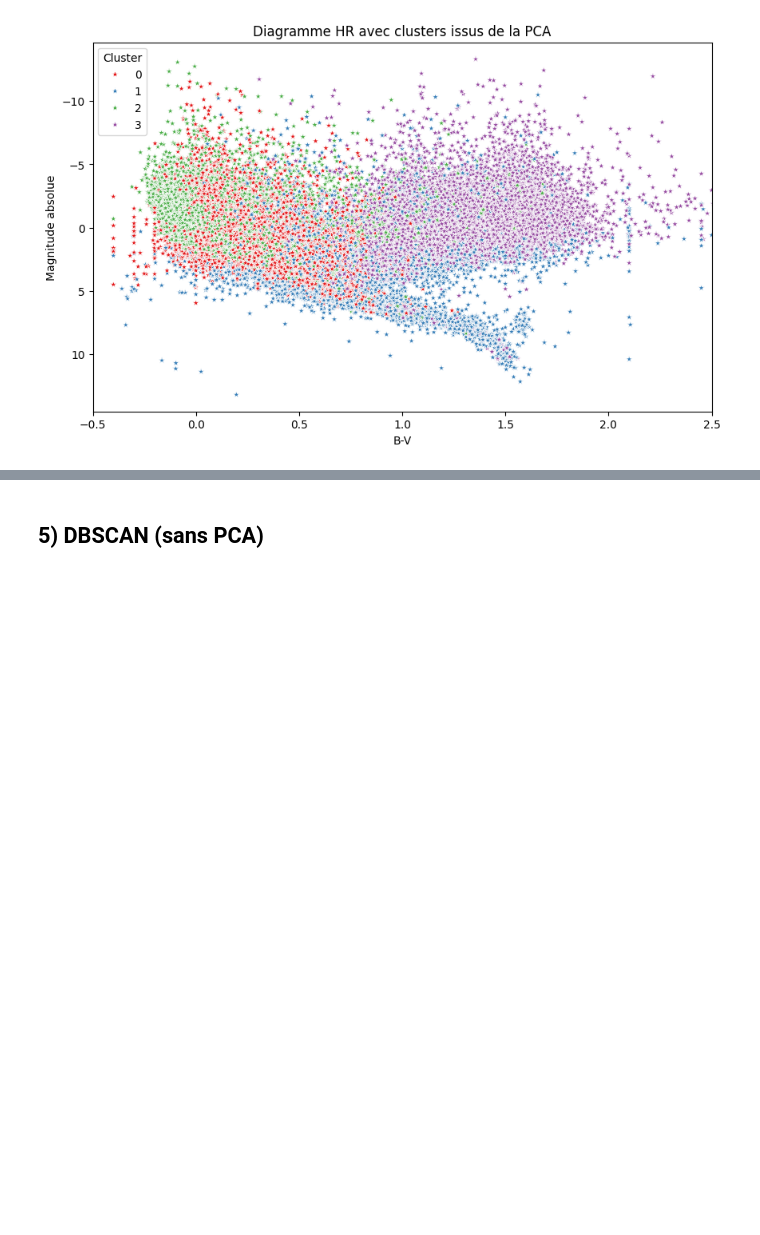
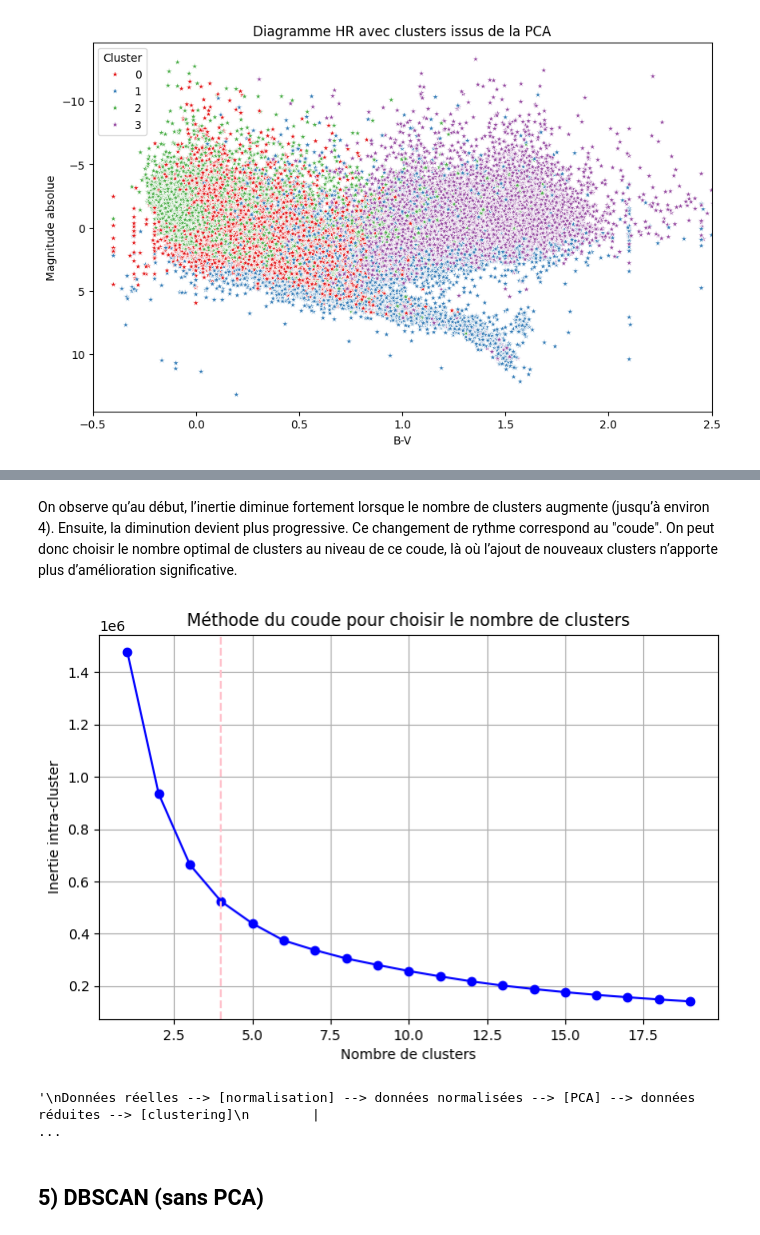
Before and after one commit to Moni003/Diagramme_HR_MML, a Jupyter notebook: diagHR_testPCA2.ipynb, the cells around one changed output, grey strips where cells are left out. Saved outputs shown, nothing was run; the diff lists cells and outputs as text; code cells hidden in the pictures; blank space fills up the shorter version.

```diff
--- a/diagHR_testPCA2.ipynb
+++ b/diagHR_testPCA2.ipynb
@@ -770,3 +847,25 @@ plt.show()
+# %% [markdown]
+On observe qu’au début, l’inertie diminue fortement lorsque le nombre de clusters augmente (jusqu’à environ 4). Ensuite, la diminution devient plus progressive. Ce changement de rythme correspond au "coude". On peut donc choisir le nombre optimal de clusters au niveau de ce coude, là où l’ajout de nouveaux clusters n’apporte plus d’amélioration significative.
+# %%
+plt.figure(figsize=(8, 5))
+plt.plot(cluster_range, inertias, marker='o', color="blue")
+plt.axvline(x=4, linestyle='--', color='pink')
+plt.xlabel("Nombre de clusters")
+plt.ylabel("Inertie intra-cluster")
+plt.title("Méthode du coude pour choisir le nombre de clusters")
+plt.grid()
+plt.show()
+# %% [output]
+[figure, added]
+# %%
+"""
+Données réelles --> [normalisation] --> données normalisées --> [PCA] --> données réduites --> [clustering]
+        |                                                                                     |
+        |                                                                                     V
+        ------------------> Récupère les labels de cluster <---------------------- Ajouter dans données réelles
+"""
+# %% [output]
+'\nDonnées réelles --> [normalisation] --> données normalisées --> [PCA] --> données réduites --> [clustering]\n        |                                                                                ...
 # %% [markdown]
 ## 5) DBSCAN (sans PCA)
 # %% [markdown]
```
Also changed, not shown: parts of 16 cells of this notebook, 4 other files.
